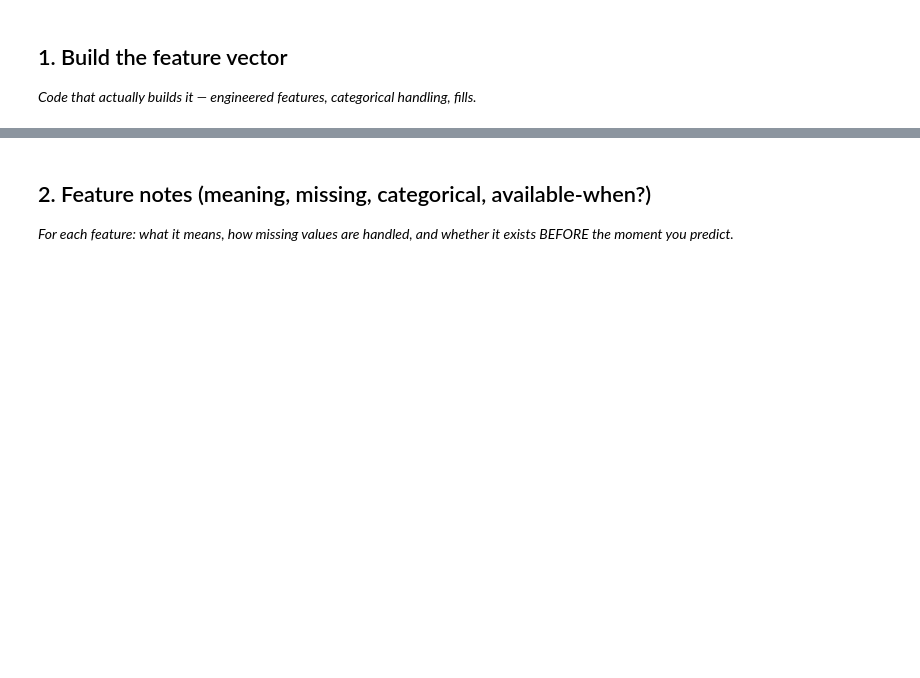
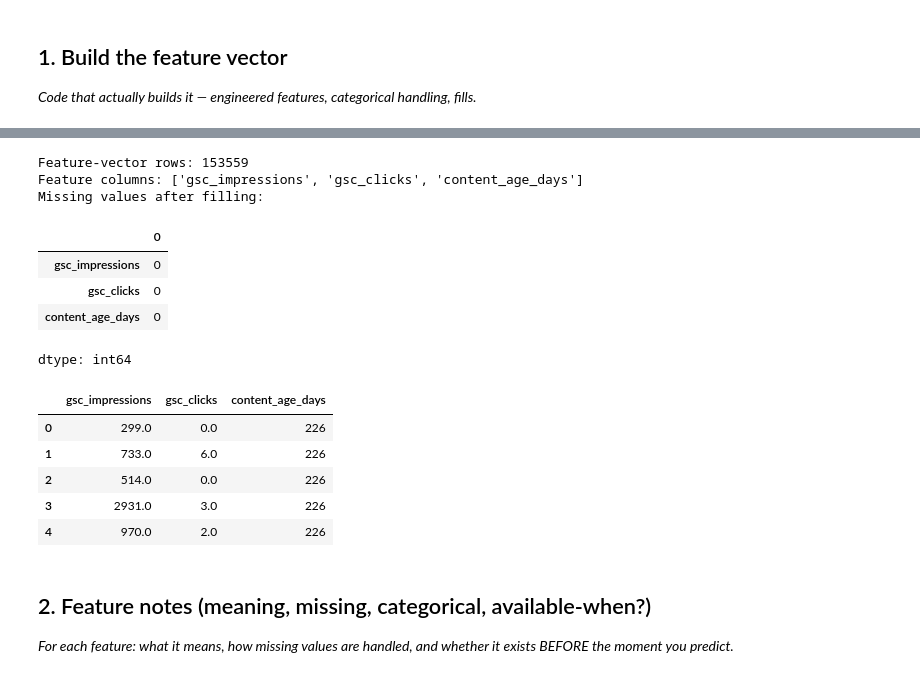
Before and after one commit to afreensumai64/ML-Internship, a Jupyter notebook: work/notebooks/w03_feature_leakage_check.ipynb, the cells around one changed output, grey strips where cells are left out. Drawn from its saved outputs; the diff is of its cells as text; code cells hidden in the pictures; blank space fills up the shorter version.

```diff
--- a/work/notebooks/w03_feature_leakage_check.ipynb
+++ b/work/notebooks/w03_feature_leakage_check.ipynb
@@ -16,3 +61,82 @@ This skeleton is yours to fill. Work the sections **in order** — each one has
+# %%
+# This cell is for CODE (numbers, a query, a check).
+# Write your text answer in the cell ABOVE this one — typing sentences here breaks Run All.
+# Build the feature vector from February decision-time information
+
+FEB_FEATURES = con.sql(f"""
+WITH feb AS (
+    SELECT
+        client_hash_id,
+        content_hash_id,
+        SUM(gsc_impressions) AS gsc_impressions,
+        SUM(gsc_clicks) AS gsc_clicks
+    FROM read_parquet('{FEB}')
+    WHERE gsc_data_available IS TRUE
+    GROUP BY client_hash_id, content_hash_id
+),
+content AS (
+    SELECT
+        client_hash_id,
+        content_hash_id,
+        content_created_date
+    FROM read_parquet('{DIM_CONTENT}')
+)
+SELECT
+    f.client_hash_id,
+    f.content_hash_id,
+    f.gsc_impressions,
+    f.gsc_clicks,
+    DATE_DIFF(
+        'day',
+        c.content_created_date,
+        DATE '2026-02-28'
+    ) AS content_age_days
+FROM feb f
+JOIN content c
+    ON f.client_hash_id = c.client_hash_id
+   AND f.content_hash_id = c.content_hash_id
+WHERE c.content_created_date IS NOT NULL
+""").df()
+
+feature_cols = [
+    "gsc_impressions",
+    "gsc_clicks",
+    "content_age_days"
+]
+
+feature_vector = FEB_FEATURES[feature_cols].copy()
+
+# Numeric missing-value handling
+for col in feature_cols:
+    feature_vector[col] = pd.to_numeric(
+        feature_vector[col],
+        errors="coerce"
+    )
+    feature_vector[col] = feature_vector[col].fillna(
+        feature_vector[col].median()
+    )
+
+print("Feature-vector rows:", len(feature_vector))
+print("Feature columns:", feature_cols)
+print("Missing values after filling:")
+display(feature_vector.isna().sum())
+
+display(feature_vector.head())
+# %% [output]
+Feature-vector rows: 153559
+Feature columns: ['gsc_impressions', 'gsc_clicks', 'content_age_days']
+Missing values after filling:
+|  | 0 |
+| gsc_impressions | 0 |
+| gsc_clicks | 0 |
+| content_age_days | 0 |
+dtype: int64
+|  | gsc_impressions | gsc_clicks | content_age_days |
+| 0 | 299.0 | 0.0 | 226 |
+| 1 | 733.0 | 6.0 | 226 |
+| 2 | 514.0 | 0.0 | 226 |
+| 3 | 2931.0 | 3.0 | 226 |
+| 4 | 970.0 | 2.0 | 226 |
 # %% [markdown]
 ## 2. Feature notes (meaning, missing, categorical, available-when?)
 
```
Also changed, not shown: parts of 12 cells of this notebook.
